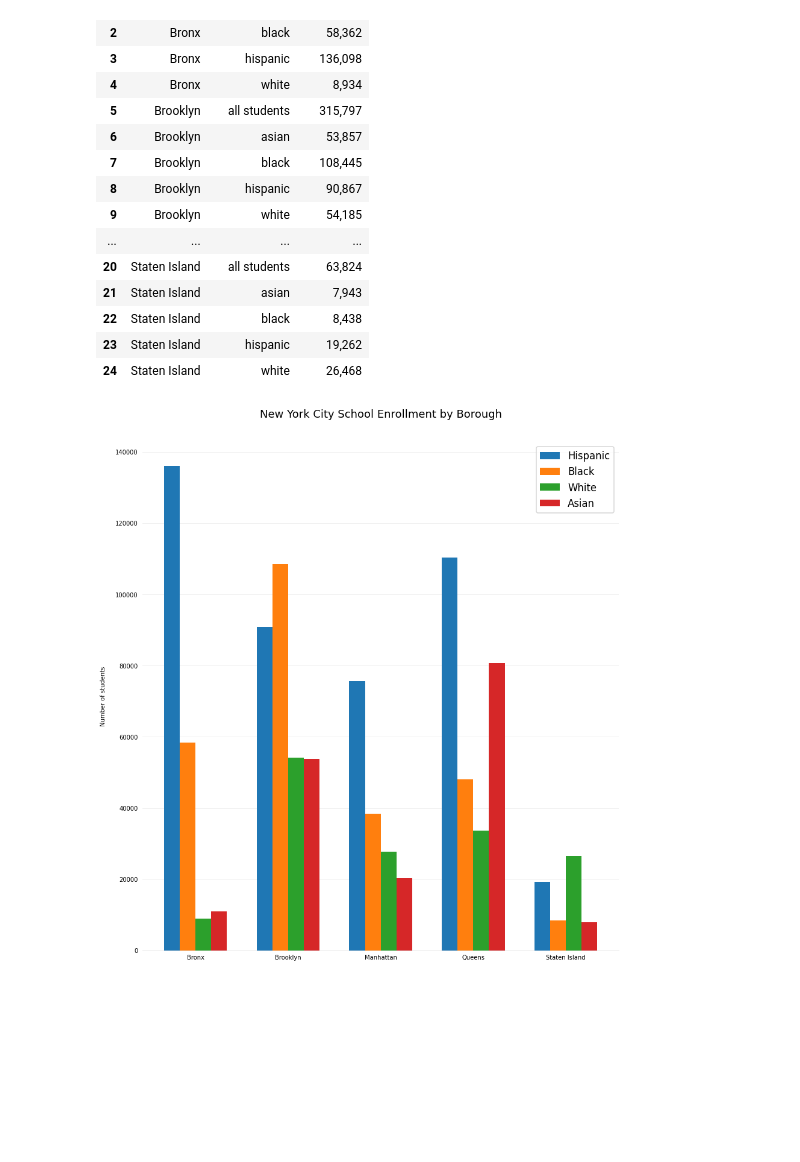
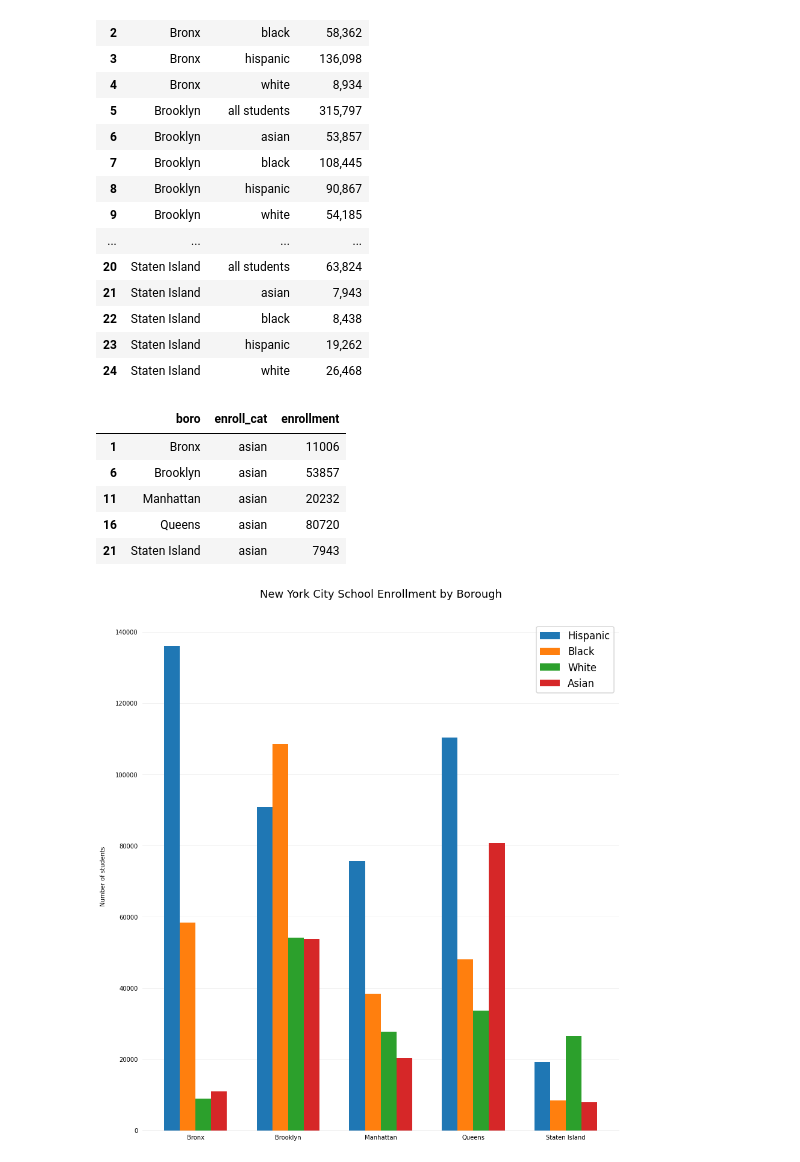
Before and after one commit to adelphi-ed-tech/nycschools, a Jupyter notebook: nb/ols-graphs.ipynb, the cells around one changed output. Drawn from its saved outputs; the diff is of its cells as text; code cells hidden in the pictures; blank space fills up the shorter version.

```diff
--- a/nb/ols-graphs.ipynb
+++ b/nb/ols-graphs.ipynb
@@ -161,4 +204,15 @@ ui.fmt_table(boro_enroll, num_cols=["enrollment"], col_map={"enroll_cat":"studen
 | 22 | Staten Island | black | 8,438 |
 | 23 | Staten Island | hispanic | 19,262 |
 | 24 | Staten Island | white | 26,468 |
+# %%
+# create a df for each group we want to plot
+asian = boro_enroll.query("enroll_cat == 'asian'")
+asian
+# %% [output]
+|  | boro | enroll_cat | enrollment |
+| 1 | Bronx | asian | 11006 |
+| 6 | Brooklyn | asian | 53857 |
+| 11 | Manhattan | asian | 20232 |
+| 16 | Queens | asian | 80720 |
+| 21 | Staten Island | asian | 7943 |
 # %%
```
Also changed, not shown: parts of 14 cells of this notebook, 2 other files.
